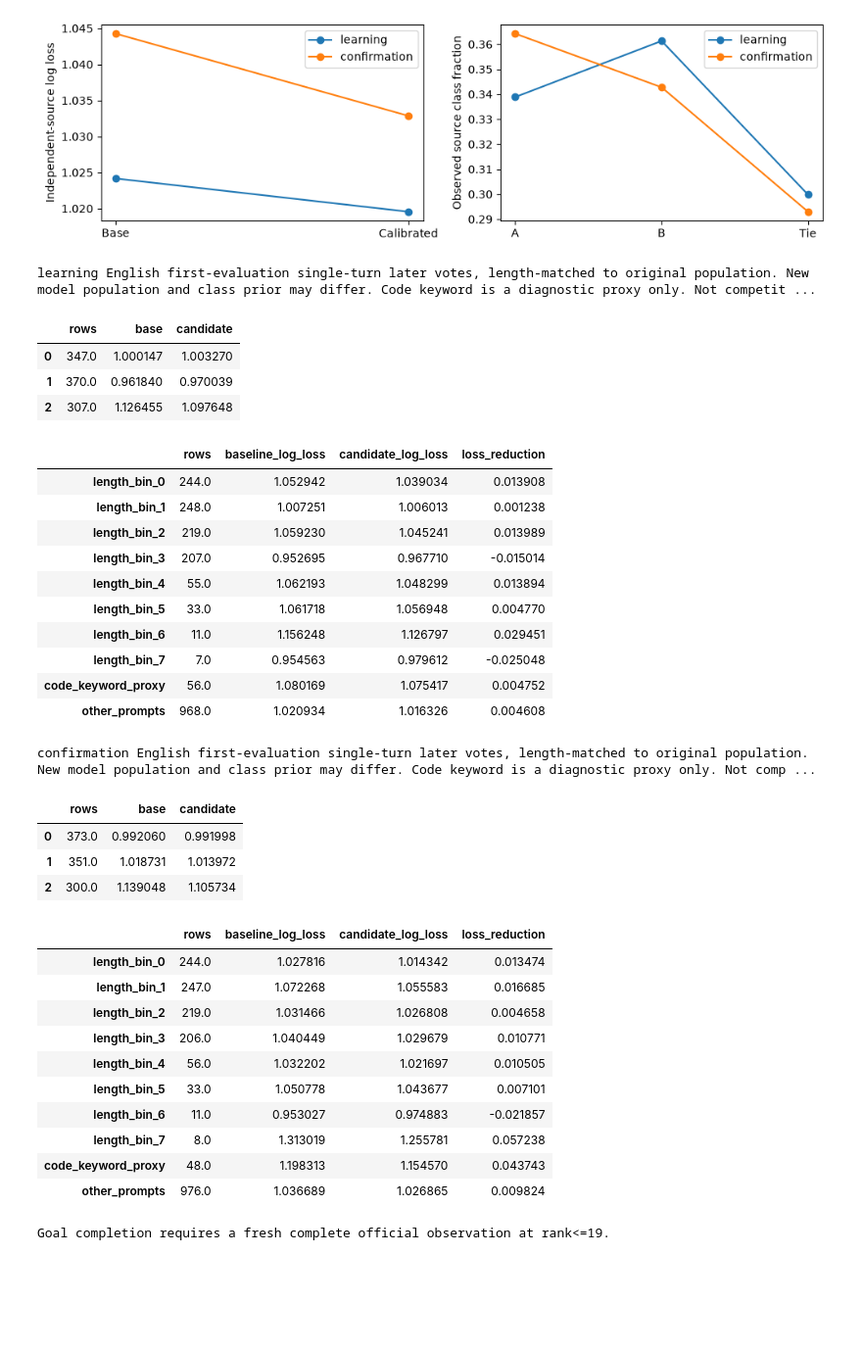
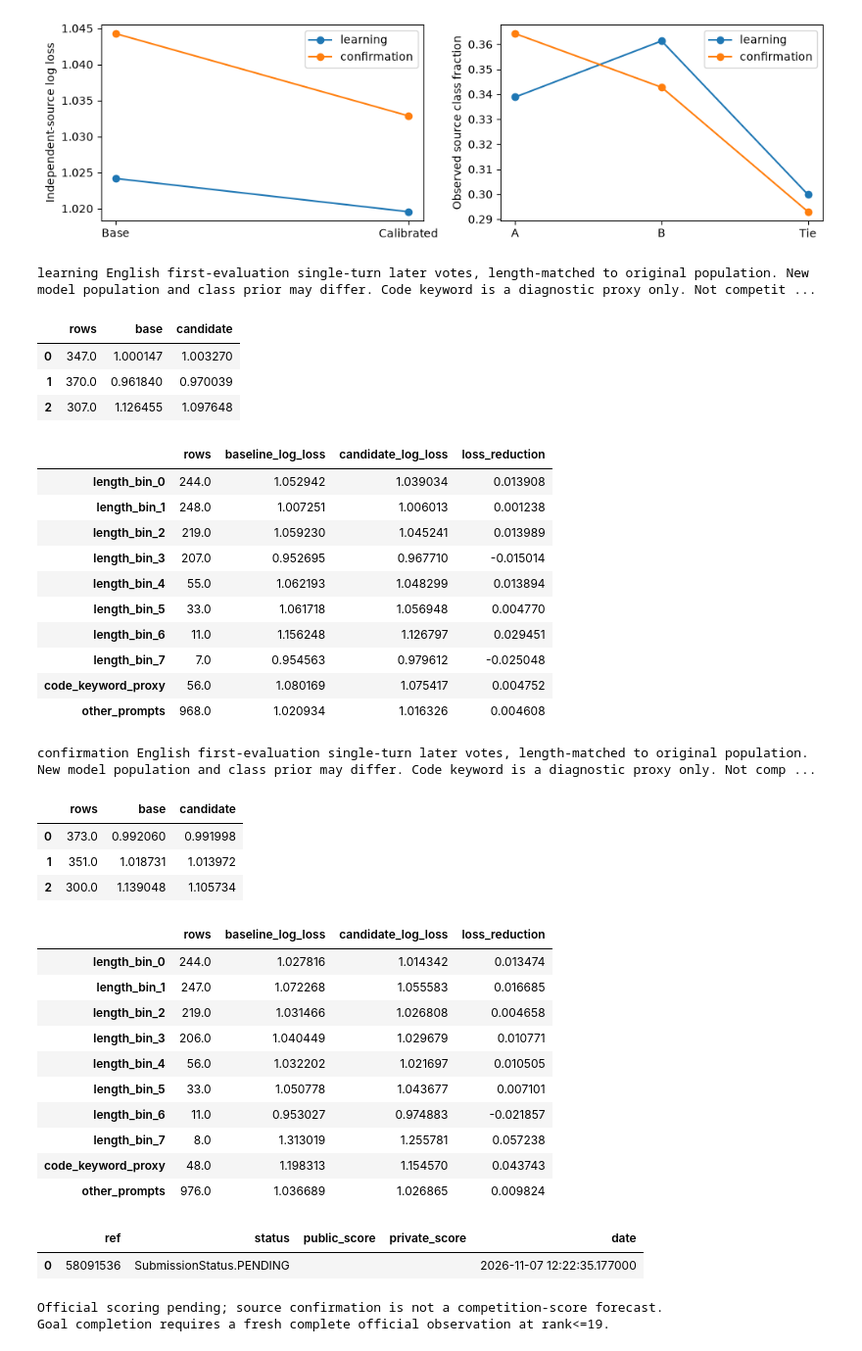
Before and after one commit to tarstars/llm_classification_finetuning, a Jupyter notebook: notebooks/23_independent_confidence_calibration.ipynb, the cells around one changed output. Shown at 98% size. Drawn from its saved outputs; the diff is of its cells as text; code cells hidden in the pictures; blank space fills up the shorter version.

Commit message:
Record official frozen-temperature submission 58091536 and pending status

```diff
--- a/notebooks/23_independent_confidence_calibration.ipynb
+++ b/notebooks/23_independent_confidence_calibration.ipynb
@@ -124,6 +124,13 @@ for stage,q in records.items():
  display(pd.DataFrame(q['comparison']['class_log_loss']).T)
  rows={k:v for k,v in q['diagnostics'].items() if k.startswith('length_bin_') or k in ['code_keyword_proxy','other_prompts']}
  display(pd.DataFrame(rows).T)
+path=PUB/'official_result.json'
+if path.exists():
+ official=json.loads(path.read_text())
+ display(pd.DataFrame([{k:official.get(k) for k in ['ref','status','public_score','private_score','date']}]))
+ if not official.get('public_score'):print('Official scoring pending; source confirmation is not a competition-score forecast.')
+path=PUB/'official_leaderboard.json'
+if path.exists():display(pd.DataFrame([json.loads(path.read_text())]))
 print('Goal completion requires a fresh complete official observation at rank<=19.')
 # %% [output]
 learning English first-evaluation single-turn later votes, length-matched to original population. New model population and class prior may differ. Code keyword is a diagnostic proxy only. Not competit ...
@@ -131,31 +138,34 @@ learning English first-evaluation single-turn later votes, length-matched to ori
 | 0 | 347.0 | 1.000147 | 1.003270 |
 | 1 | 370.0 | 0.961840 | 0.970039 |
 | 2 | 307.0 | 1.126455 | 1.097648 |
 |  | rows | baseline_log_loss | candidate_log_loss | loss_reduction |
 | length_bin_0 | 244.0 | 1.052942 | 1.039034 | 0.013908 |
 | length_bin_1 | 248.0 | 1.007251 | 1.006013 | 0.001238 |
 | length_bin_2 | 219.0 | 1.059230 | 1.045241 | 0.013989 |
 | length_bin_3 | 207.0 | 0.952695 | 0.967710 | -0.015014 |
 | length_bin_4 | 55.0 | 1.062193 | 1.048299 | 0.013894 |
 | length_bin_5 | 33.0 | 1.061718 | 1.056948 | 0.004770 |
 | length_bin_6 | 11.0 | 1.156248 | 1.126797 | 0.029451 |
 | length_bin_7 | 7.0 | 0.954563 | 0.979612 | -0.025048 |
 | code_keyword_proxy | 56.0 | 1.080169 | 1.075417 | 0.004752 |
 | other_prompts | 968.0 | 1.020934 | 1.016326 | 0.004608 |
 confirmation English first-evaluation single-turn later votes, length-matched to original population. New model population and class prior may differ. Code keyword is a diagnostic proxy only. Not comp ...
 |  | rows | base | candidate |
 | 0 | 373.0 | 0.992060 | 0.991998 |
 | 1 | 351.0 | 1.018731 | 1.013972 |
 | 2 | 300.0 | 1.139048 | 1.105734 |
 |  | rows | baseline_log_loss | candidate_log_loss | loss_reduction |
 | length_bin_0 | 244.0 | 1.027816 | 1.014342 | 0.013474 |
 | length_bin_1 | 247.0 | 1.072268 | 1.055583 | 0.016685 |
 | length_bin_2 | 219.0 | 1.031466 | 1.026808 | 0.004658 |
 | length_bin_3 | 206.0 | 1.040449 | 1.029679 | 0.010771 |
 | length_bin_4 | 56.0 | 1.032202 | 1.021697 | 0.010505 |
 | length_bin_5 | 33.0 | 1.050778 | 1.043677 | 0.007101 |
 | length_bin_6 | 11.0 | 0.953027 | 0.974883 | -0.021857 |
 | length_bin_7 | 8.0 | 1.313019 | 1.255781 | 0.057238 |
 | code_keyword_proxy | 48.0 | 1.198313 | 1.154570 | 0.043743 |
 | other_prompts | 976.0 | 1.036689 | 1.026865 | 0.009824 |
+|  | ref | status | public_score | private_score | date |
+| 0 | 58091536 | SubmissionStatus.PENDING |  |  | 2026-11-07 12:22:35.177000 |
+Official scoring pending; source confirmation is not a competition-score forecast.
 Goal completion requires a fresh complete official observation at rank<=19.
```
Also changed, not shown: 10 other files.
